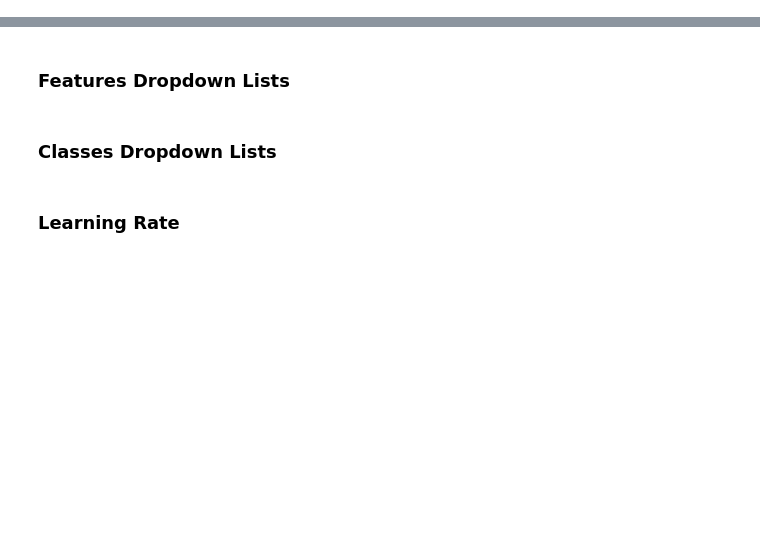
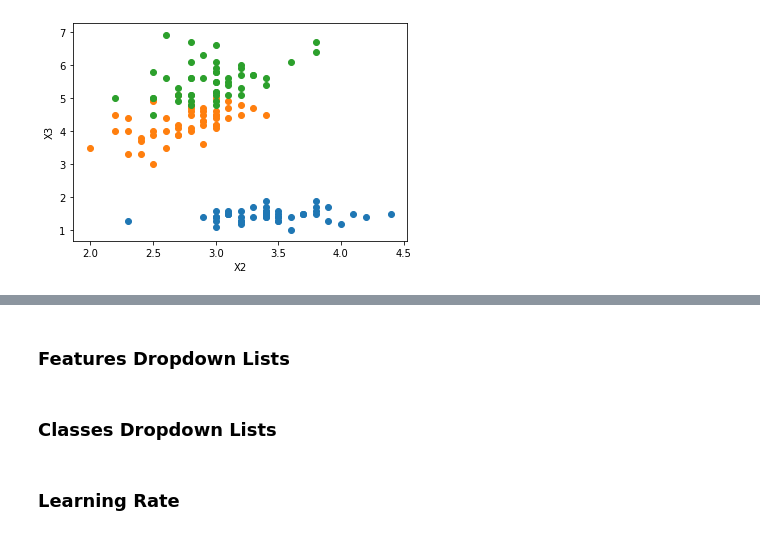
Before and after one commit to Dinaabdalla2018/Neural-Networks-CS20, a Jupyter notebook: NN_Task1_UI.ipynb, the cells around one changed output, grey strips where cells are left out. Saved outputs shown, nothing was run; the diff lists cells and outputs as text; code cells hidden in the pictures; blank space fills up the shorter version.

```diff
--- a/NN_Task1_UI.ipynb
+++ b/NN_Task1_UI.ipynb
@@ -0,0 +54,11 @@
+# %%
+# Plotting X2 and X3
+plt.figure('fig3')
+plt.scatter(X2[:50], X3[:50])
+plt.scatter(X2[51:100], X3[51:100])
+plt.scatter(X2[101:], X3[101:])
+plt.xlabel('X2')
+plt.ylabel('X3')
+plt.show()
+# %% [output]
+[figure, added]
```
Also changed, not shown: parts of 19 cells of this notebook.
